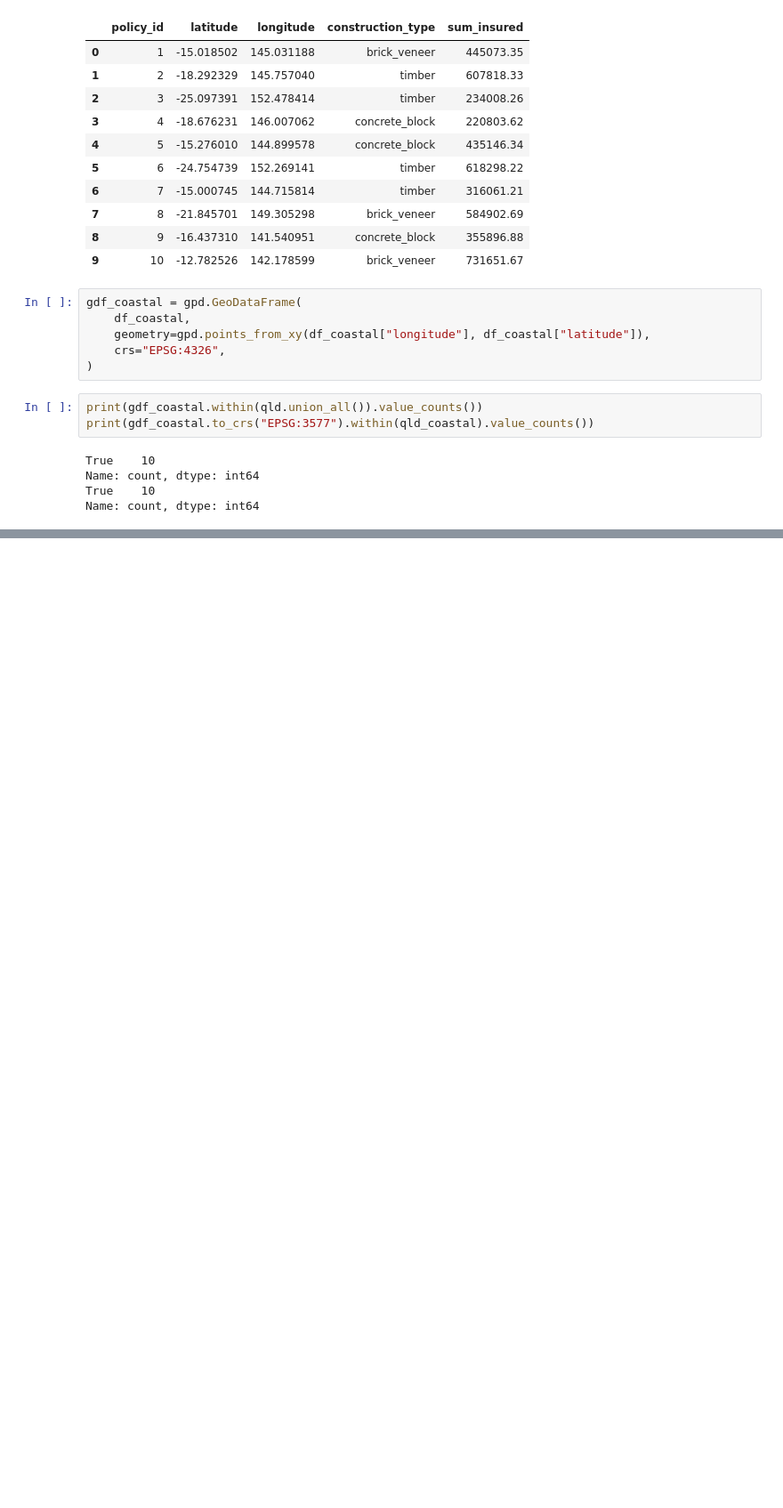
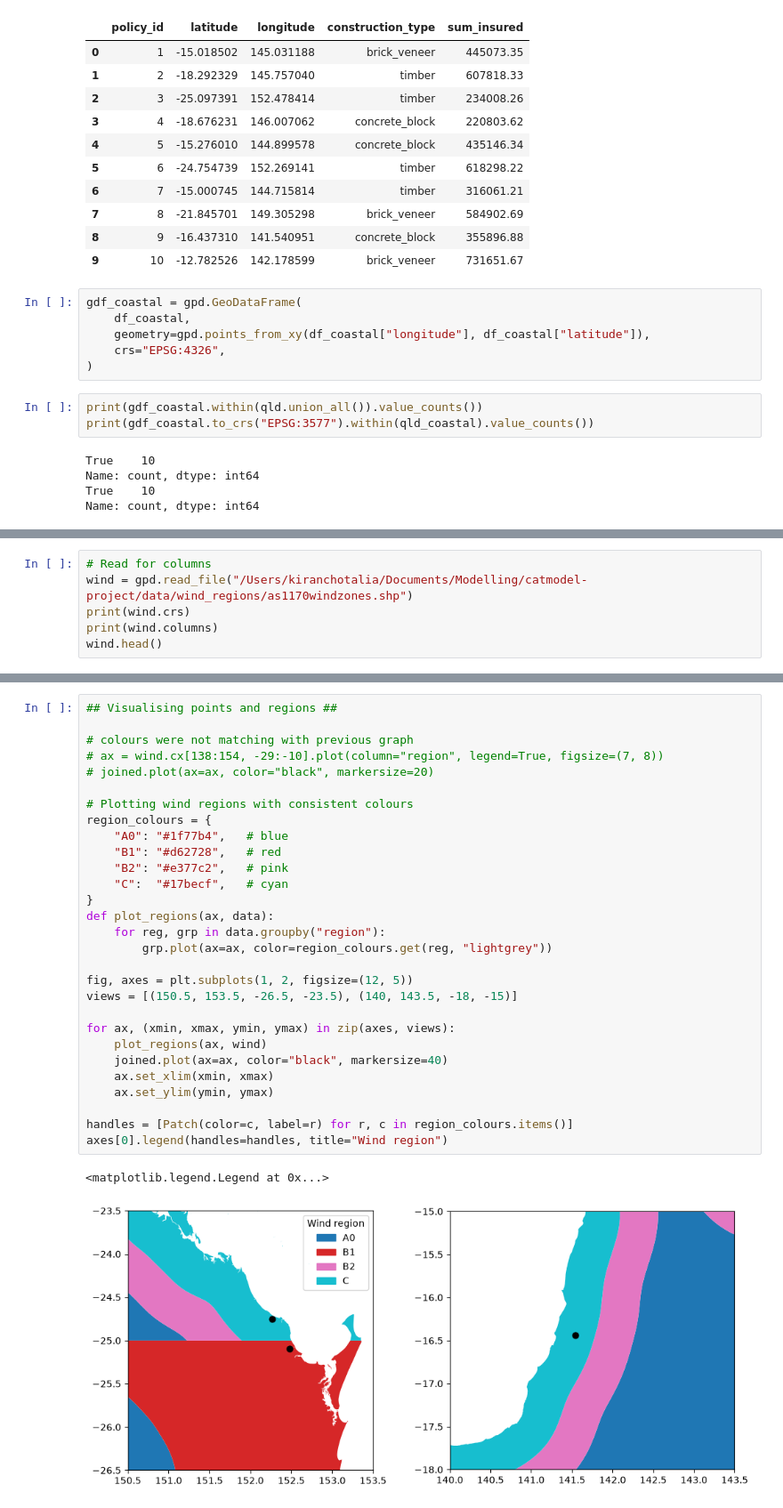
Before and after one commit to kchotalia/catastrophe-modelling-qld, a Jupyter notebook: 02_geospatial_exploration.ipynb, the cells around one changed output, grey strips where cells are left out. Shown at 89% size. Cells and saved outputs as stored; diff of their text form; blank space fills up the shorter version.

Commit message:
Stage 2: Adding wind regions and updating documentation

```diff
--- a/02_geospatial_exploration.ipynb
+++ b/02_geospatial_exploration.ipynb
@@ -481,0 +410,6 @@ final_map
+# %%
+# Read for columns
+wind = gpd.read_file("/Users/kiranchotalia/Documents/Modelling/catmodel-project/data/wind_regions/as1170windzones.shp")
+print(wind.crs)
+print(wind.columns)
+wind.head()
@@ -481,0 +491,32 @@ final_map
+# %%
+## Visualising points and regions ##
+
+# colours were not matching with previous graph
+# ax = wind.cx[138:154, -29:-10].plot(column="region", legend=True, figsize=(7, 8))
+# joined.plot(ax=ax, color="black", markersize=20)
+
+# Plotting wind regions with consistent colours
+region_colours = {
+    "A0": "#1f77b4",   # blue
+    "B1": "#d62728",   # red
+    "B2": "#e377c2",   # pink
+    "C":  "#17becf",   # cyan
+}
+def plot_regions(ax, data):
+    for reg, grp in data.groupby("region"):
+        grp.plot(ax=ax, color=region_colours.get(reg, "lightgrey"))
+
+fig, axes = plt.subplots(1, 2, figsize=(12, 5))
+views = [(150.5, 153.5, -26.5, -23.5), (140, 143.5, -18, -15)]
+
+for ax, (xmin, xmax, ymin, ymax) in zip(axes, views):
+    plot_regions(ax, wind)
+    joined.plot(ax=ax, color="black", markersize=40)
+    ax.set_xlim(xmin, xmax)
+    ax.set_ylim(ymin, ymax)
+
+handles = [Patch(color=c, label=r) for r, c in region_colours.items()]
+axes[0].legend(handles=handles, title="Wind region")
+# %% [output]
+<matplotlib.legend.Legend at 0x...>
+[figure, added]
```
Also changed, not shown: parts of 15 cells of this notebook, 9 other files.
